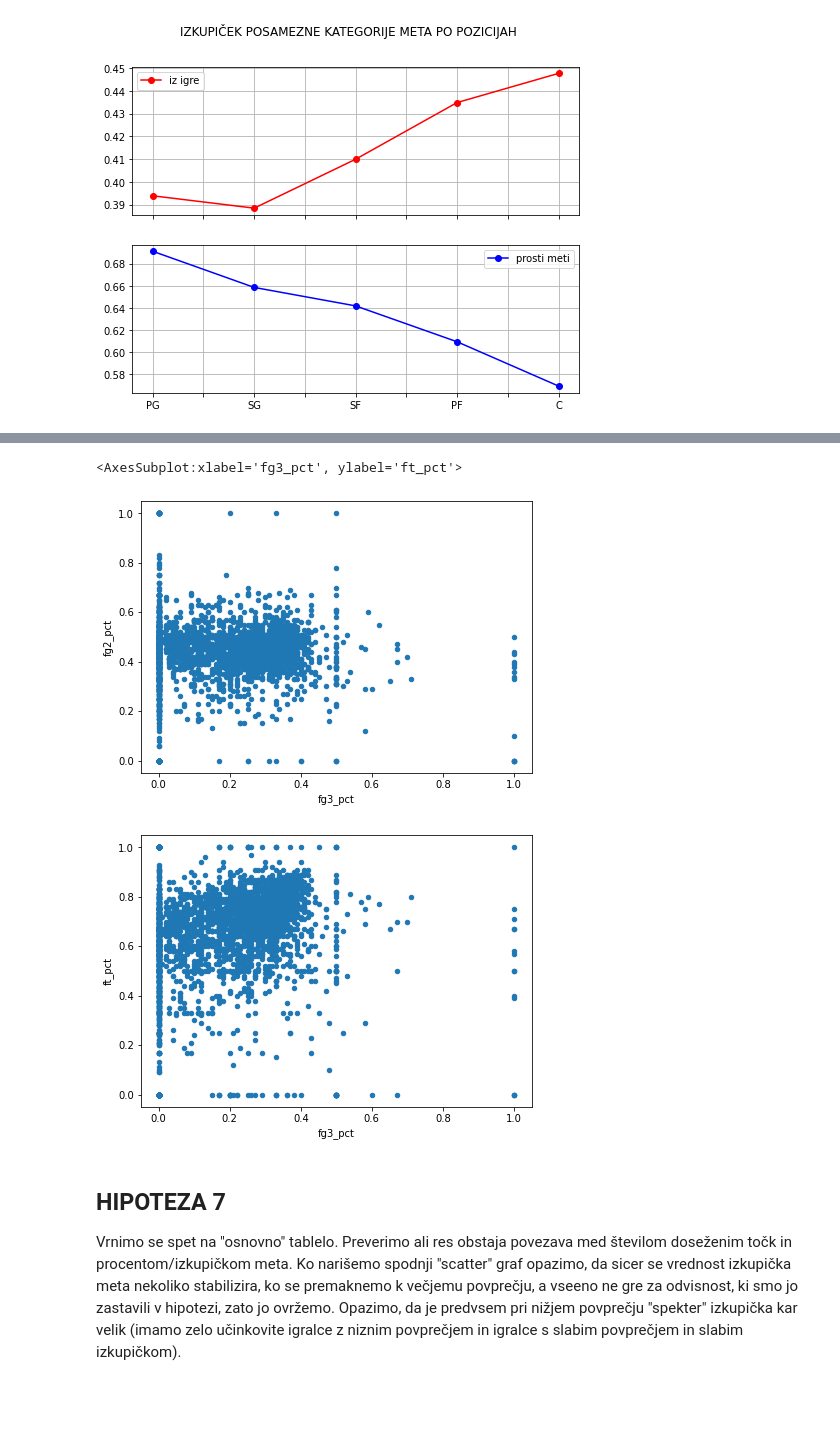
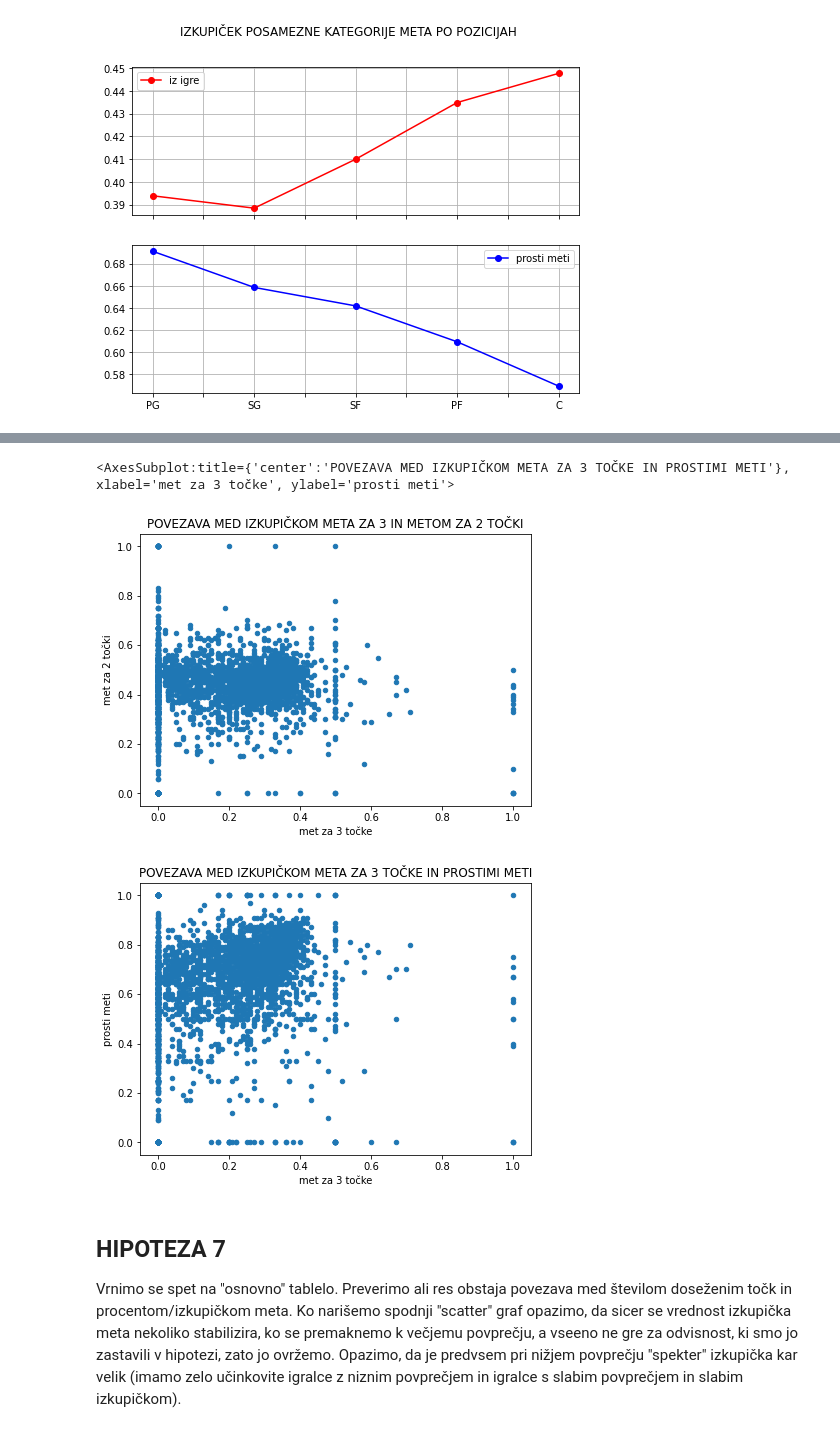
Before and after one commit to matej23/obdelava-podatkov, a Jupyter notebook: analiza.ipynb, the cells around one changed output, grey strips where cells are left out. Cells and saved outputs as stored; diff of their text form; code cells hidden in the pictures; blank space fills up the shorter version.

```diff
--- a/analiza.ipynb
+++ b/analiza.ipynb
@@ -315,10 +335,26 @@ array([<AxesSubplot:>, <AxesSubplot:>], dtype=object)
 # %%
-igralci.plot(kind = 'scatter', x='fg3_pct', y='fg2_pct', figsize =(7,5))
-igralci.plot(kind = 'scatter', x='fg3_pct', y='ft_pct', figsize =(7,5))
+igralci.plot(
+    kind = 'scatter',
+    x='fg3_pct',
+    y='fg2_pct',
+    xlabel = 'met za 3 točke',
+    ylabel= 'met za 2 točki',
+    figsize =(7,5),
+    title = 'POVEZAVA MED IZKUPIČKOM META ZA 3 IN METOM ZA 2 TOČKI'
+    )
+igralci.plot(
+    kind = 'scatter',
+    x='fg3_pct',
+    y='ft_pct',
+    xlabel = 'met za 3 točke',
+    ylabel='prosti meti',
+    figsize =(7,5),
+    title = 'POVEZAVA MED IZKUPIČKOM META ZA 3 TOČKE IN PROSTIMI METI'
+    )
 # %% [output]
-<AxesSubplot:xlabel='fg3_pct', ylabel='ft_pct'>
+<AxesSubplot:title={'center':'POVEZAVA MED IZKUPIČKOM META ZA 3 TOČKE IN PROSTIMI METI'}, xlabel='met za 3 točke', ylabel='prosti meti'>
-[figure, old version]
+[figure, new version]
-[figure, old version]
+[figure, new version]
 # %% [markdown]
 ## HIPOTEZA 7
 Vrnimo se spet na "osnovno" tablelo. Preverimo ali res obstaja povezava med številom doseženim točk in procentom/izkupičkom meta. Ko narišemo spodnji "scatter" graf opazimo, da sicer se vrednost izkupička meta nekoliko stabilizira, ko se premaknemo k večjemu povprečju, a vseeno ne gre za odvisnost, ki smo jo zastavili v hipotezi, zato jo ovržemo. Opazimo, da je predvsem pri nižjem povprečju "spekter" izkupička kar velik (imamo zelo učinkovite igralce z niznim povprečjem in igralce s slabim povprečjem in slabim izkupičkom).
```
Also changed, not shown: parts of 6 cells of this notebook.
